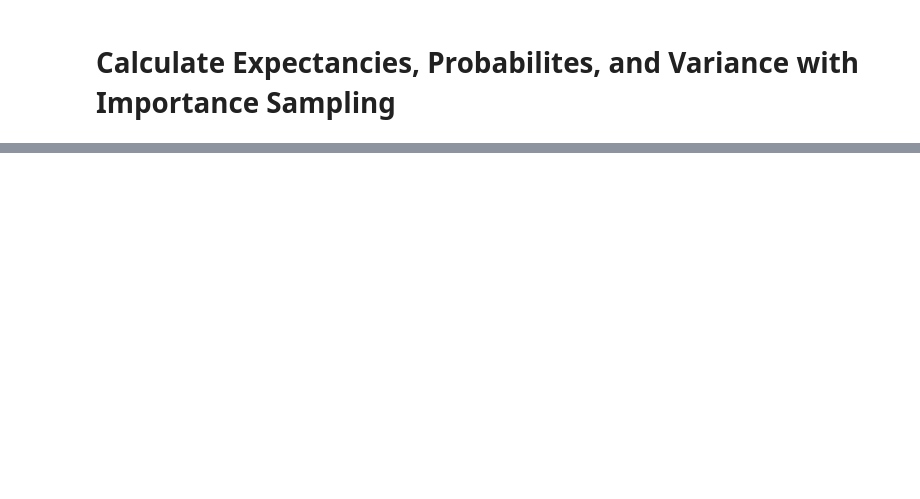
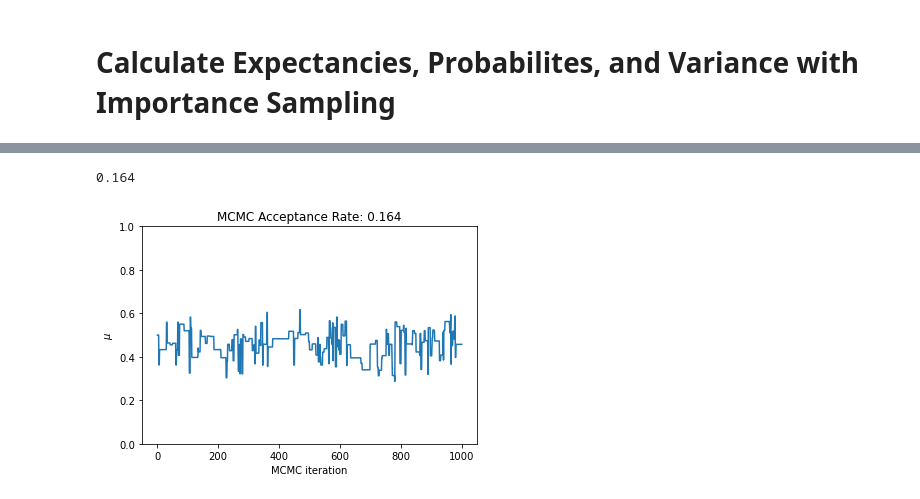
Before and after one commit to eirikbaekkelund/Bayesian_Deep_Learning, a Jupyter notebook: bent_coins.ipynb, the cells around one changed output, grey strips where cells are left out. Drawn from its saved outputs; the diff is of its cells as text; code cells hidden in the pictures; blank space fills up the shorter version.

```diff
--- a/bent_coins.ipynb
+++ b/bent_coins.ipynb
@@ -335,0 +340,12 @@ monte_carlo.percentage_less_than_prob(0.4).item()
+# %%
+mcmc_chain, acceptance_rate = monte_carlo.run_markov_chain(init=0.5,
+                                                           num_steps=1000,
+                                                           proposal_std=0.5)
+# %%
+acceptance_rate
+# %% [output]
+0.164
+# %%
+monte_carlo.plot_chain_steps()
+# %% [output]
+[figure, added]
```
Also changed, not shown: parts of 17 cells of this notebook, 2 other files.
